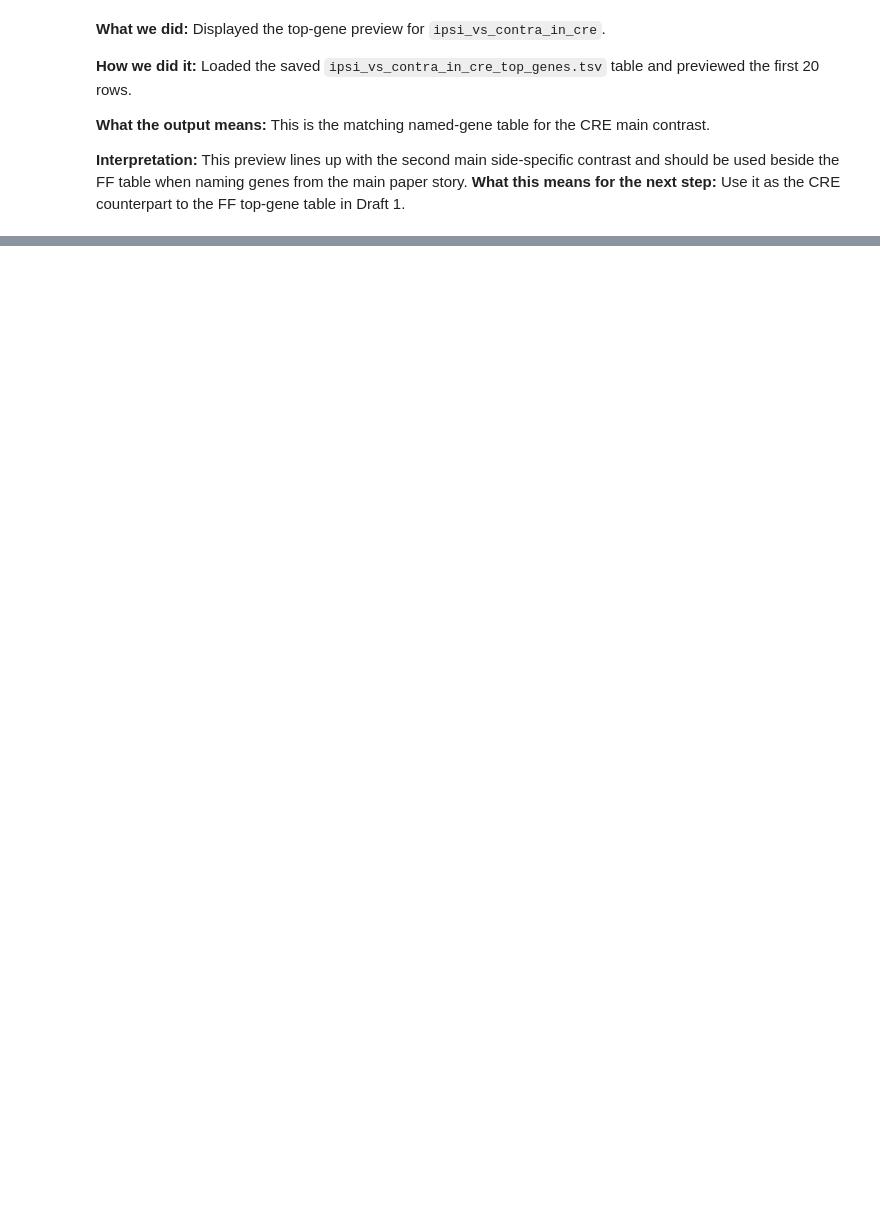
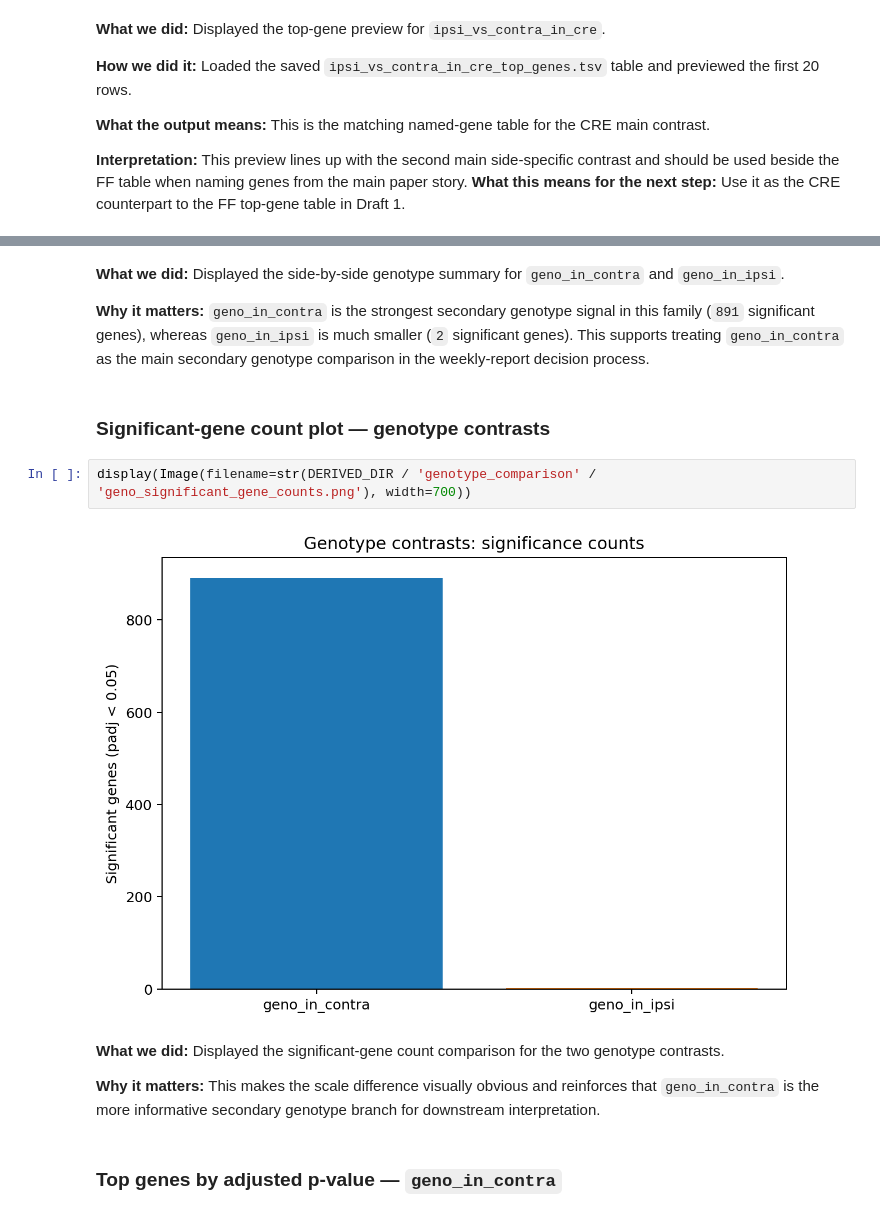
Before and after one commit to pzg8794/BIOL550-group_project, a Jupyter notebook: mouse_new/notebooks/mouse_differential_expression_all20.ipynb, the cells around one changed output, grey strips where cells are left out. Cells and saved outputs as stored; diff of their text form; blank space fills up the shorter version.

```diff
--- a/mouse_new/notebooks/mouse_differential_expression_all20.ipynb
+++ b/mouse_new/notebooks/mouse_differential_expression_all20.ipynb
@@ -690,0 +885,16 @@ display(pd.read_csv(OUT_DIR / 'family_drg_novaseqx' / 'tables' / 'ipsi_vs_contra
+# %% [markdown]
+**What we did:** Displayed the side-by-side genotype summary for `geno_in_contra` and `geno_in_ipsi`.
+
+**Why it matters:** `geno_in_contra` is the strongest secondary genotype signal in this family (`891` significant genes), whereas `geno_in_ipsi` is much smaller (`2` significant genes). This supports treating `geno_in_contra` as the main secondary genotype comparison in the weekly-report decision process.
+# %% [markdown]
+### Significant-gene count plot — genotype contrasts
+# %%
+display(Image(filename=str(DERIVED_DIR / 'genotype_comparison' / 'geno_significant_gene_counts.png'), width=700))
+# %% [output]
+[figure, added]
+# %% [markdown]
+**What we did:** Displayed the significant-gene count comparison for the two genotype contrasts.
+
+**Why it matters:** This makes the scale difference visually obvious and reinforces that `geno_in_contra` is the more informative secondary genotype branch for downstream interpretation.
+# %% [markdown]
+### Top genes by adjusted p-value — `geno_in_contra`
```
Also changed, not shown: parts of 69 cells of this notebook, 32 other files.
